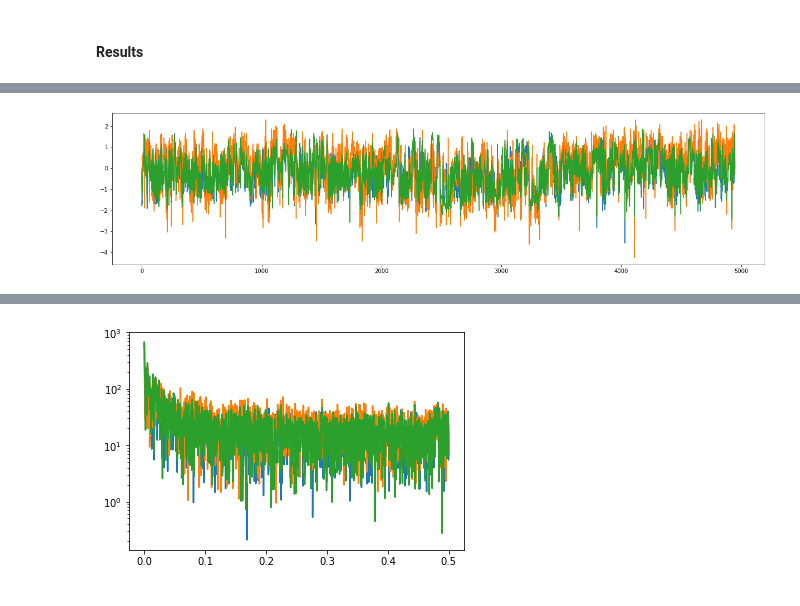
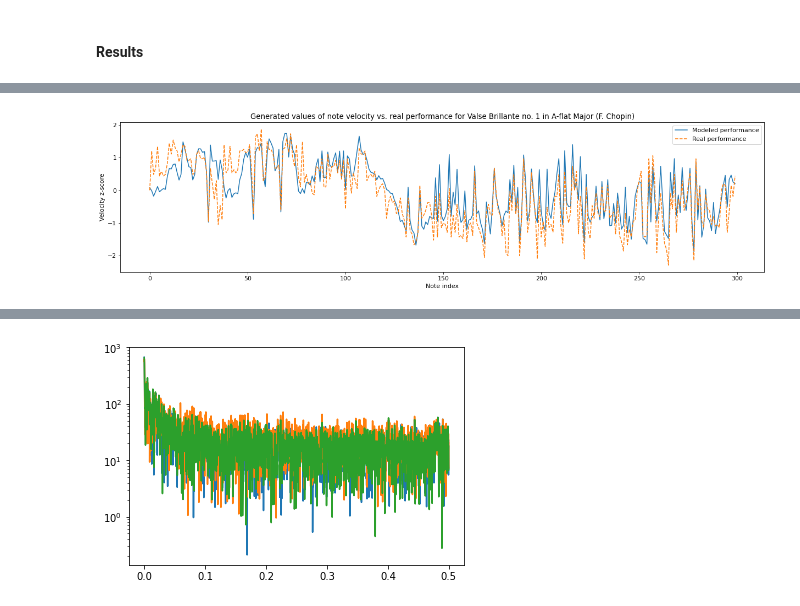
Before and after one commit to fabiozeh/deep-expression, a Jupyter notebook: ExpressionGen-seq2seq.ipynb, the cells around one changed output, grey strips where cells are left out. Cells and saved outputs as stored; diff of their text form; code cells hidden in the pictures.

```diff
--- a/ExpressionGen-seq2seq.ipynb
+++ b/ExpressionGen-seq2seq.ipynb
@@ -23,21 +56,22 @@ runLocal = True  # set to False for using Google Colab
 class Args:
     pass
 
+### This one set to Maestro model
 args = Args()
 args.data = 'mF_train_sequences.data'
-args.val_data = 'mF_val_sequences.data'
-args.model_state = '2021-11-04-windowtest-32-16-8.pth'
+args.val_data = 'mF_test_sequences.data'
+args.model_state = 'Results\\2021-11-12-sztest-128-44-mF.pth'
 args.eval = True
 args.gen_attr = ['velocity']
 args.vocab_size = 92
 args.lr = 3e-4
 args.seq_len = 32
-args.hidden_size = 256
-args.dec_layers = 2
-args.enc_layers = 2
+args.hidden_size = 128
+args.dec_layers = 4
+args.enc_layers = 4
 args.dropout = 0.04
 args.batch_size = 128
-args.max_steps = 1000
+args.max_steps = 100000
 args.scheduler_step = 15000
 args.lr_decay_by = 0.5
 args.stride = 16
@@ -118,13 +148,19 @@ Minimum MSE among pieces for velocity: 0.24493094093233858
 # %%
 import matplotlib.pyplot as plt
 #32 35 0
-piece = 63
+piece = 57
 attr = ['velocity']
 plt.figure(figsize=(21, 5))
-plt.plot(Yhat[piece][:,0])
-plt.plot(val[piece][0][1].loc[:,attr].to_numpy()[:])
-plt.plot(Y16[piece][:,0])
+plt.plot(Yhat[piece][:300,0], label="Modeled performance")
+plt.plot(val[piece][0][1].loc[:,attr].to_numpy()[:300], label="Real performance", linestyle="dashed")
+plt.title("Generated values of note velocity vs. real performance for Valse Brillante no. 1 in A-flat Major (F. Chopin)")
+plt.rcParams.update({"font.size": 11})
+plt.xlabel("Note index")
+plt.ylabel("Velocity z-score")
+plt.legend()
+# plt.plot(Y16[piece][:,0])
 # print(test_sequences[piece][1].columns[attr])
+# plt.savefig("velcomparison.pdf")
 plt.show()
 # %% [output]
-[figure, old version]
+[figure, new version]
```
Also changed, not shown: parts of 11 cells of this notebook, 7 other files.
